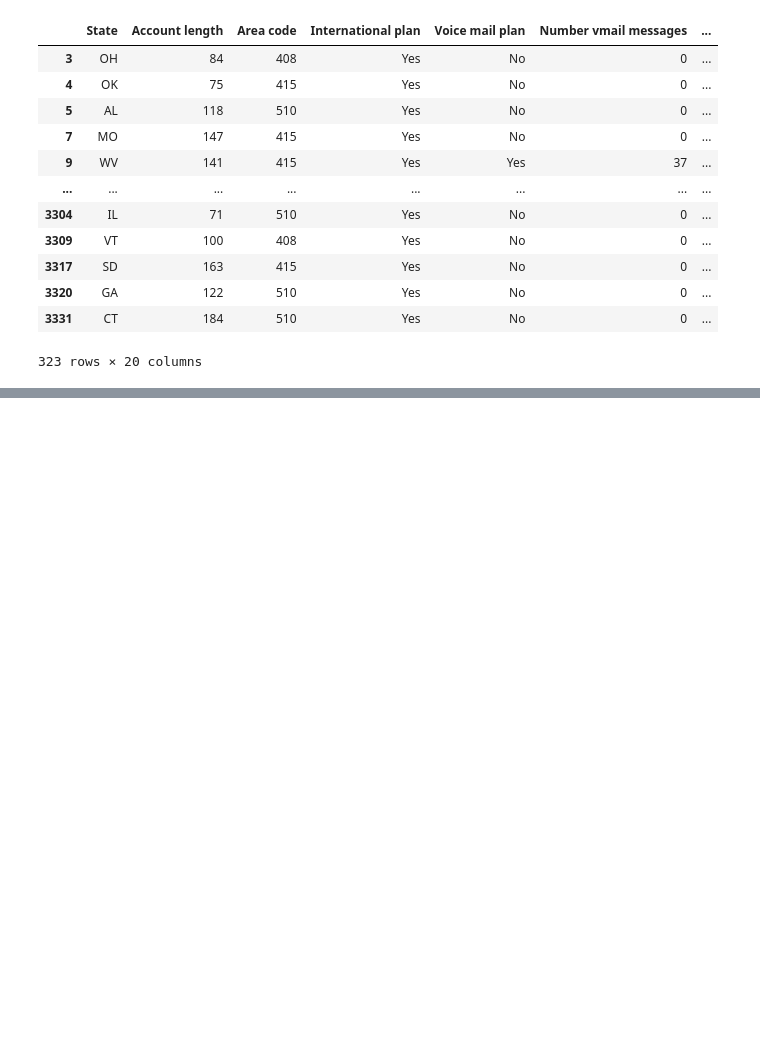
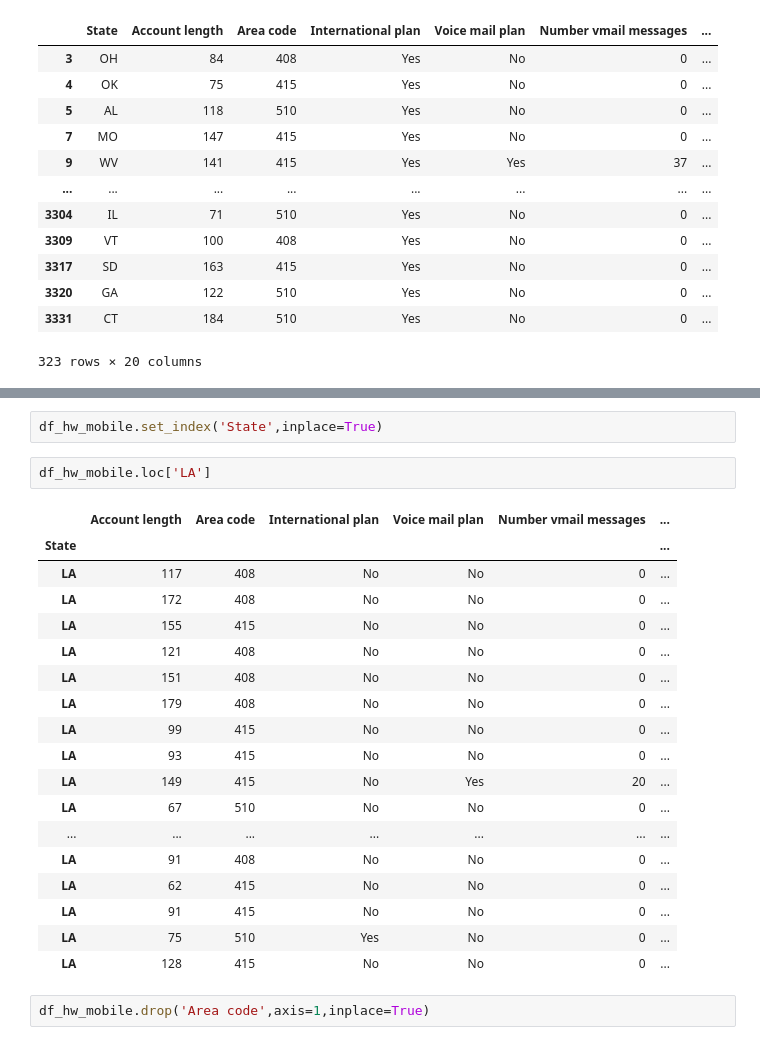
Before and after one commit to ShaniStaretz-ai/dataScience-Pandas-Lec6-19-MAR-25, a Jupyter notebook: hw.ipynb, the cells around one changed output, grey strips where cells are left out. Cells and saved outputs as stored; diff of their text form; blank space fills up the shorter version.

```diff
--- a/hw.ipynb
+++ b/hw.ipynb
@@ -102,0 +137,25 @@ Name: State, Length: 3333, dtype: object
+# %%
+df_hw_mobile.set_index('State',inplace=True)
+# %%
+df_hw_mobile.loc['LA']
+# %% [output]
+|  | Account length | Area code | International plan | Voice mail plan | Number vmail messages | ... |
+| State |  |  |  |  |  | ... |
+| LA | 117 | 408 | No | No | 0 | ... |
+| LA | 172 | 408 | No | No | 0 | ... |
+| LA | 155 | 415 | No | No | 0 | ... |
+| LA | 121 | 408 | No | No | 0 | ... |
+| LA | 151 | 408 | No | No | 0 | ... |
+| LA | 179 | 408 | No | No | 0 | ... |
+| LA | 99 | 415 | No | No | 0 | ... |
+| LA | 93 | 415 | No | No | 0 | ... |
+| LA | 149 | 415 | No | Yes | 20 | ... |
+| LA | 67 | 510 | No | No | 0 | ... |
+| ... | ... | ... | ... | ... | ... | ... |
+| LA | 91 | 408 | No | No | 0 | ... |
+| LA | 62 | 415 | No | No | 0 | ... |
+| LA | 91 | 415 | No | No | 0 | ... |
+| LA | 75 | 510 | Yes | No | 0 | ... |
+| LA | 128 | 415 | No | No | 0 | ... |
+# %%
+df_hw_mobile.drop('Area code',axis=1,inplace=True)
```
Also changed, not shown: parts of 4 cells of this notebook.
